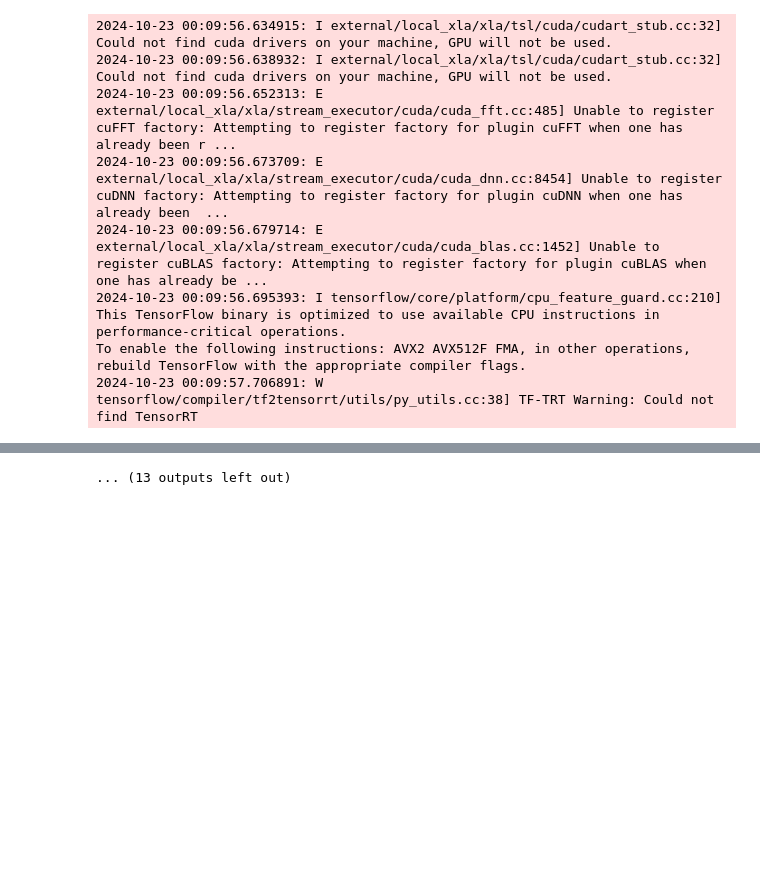
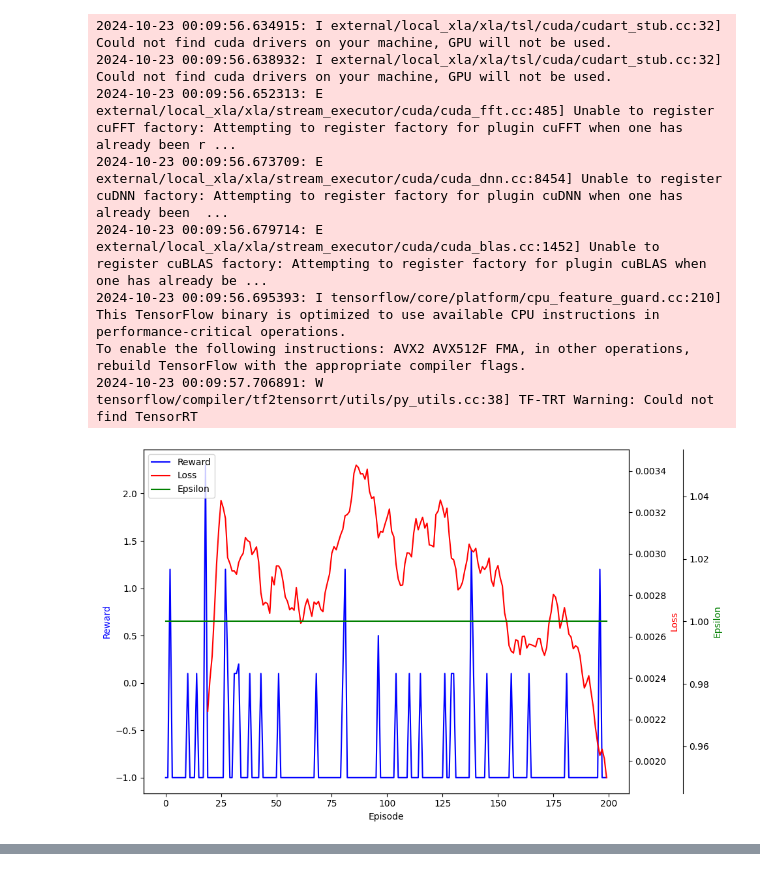
Before and after one commit to elichen/elichen.github.io, a Jupyter notebook: breakout/train.ipynb, the cells around one changed output, grey strips where cells are left out. Saved outputs shown, nothing was run; the diff lists cells and outputs as text; code cells hidden in the pictures; blank space fills up the shorter version.

Commit message:
chart

```diff
--- a/breakout/train.ipynb
+++ b/breakout/train.ipynb
@@ -18,14 +18,14 @@ import tensorflowjs as tfjs
 To enable the following instructions: AVX2 AVX512F FMA, in other operations, rebuild TensorFlow with the appropriate compiler flags.
 2024-10-23 00:09:57.706891: W tensorflow/compiler/tf2tensorrt/utils/py_utils.cc:38] TF-TRT Warning: Could not find TensorRT
 # %%
-# Import the necessary functions and classes
-from train import train_dqn, DQNAgent, Game
+from train import train_dqn
 
 # Set the number of episodes for training
-num_episodes = 10000
+num_episodes = 1000
 
 # Run the training
-agent = train_dqn(num_episodes)
+agent = train_dqn(num_episodes, True)
 
 tfjs.converters.save_keras_model(agent.model.model, "model")
 # %% [output]
+[figure, added]
@@ -101 +32,0 @@ Episode: 6200, Score: 0.5000000000000004, Epsilon: 0.1000, Loss: 0.0004935437464
-... (13 outputs left out)
```
Also changed, not shown: parts of 1 cell of this notebook, 1 other file.
